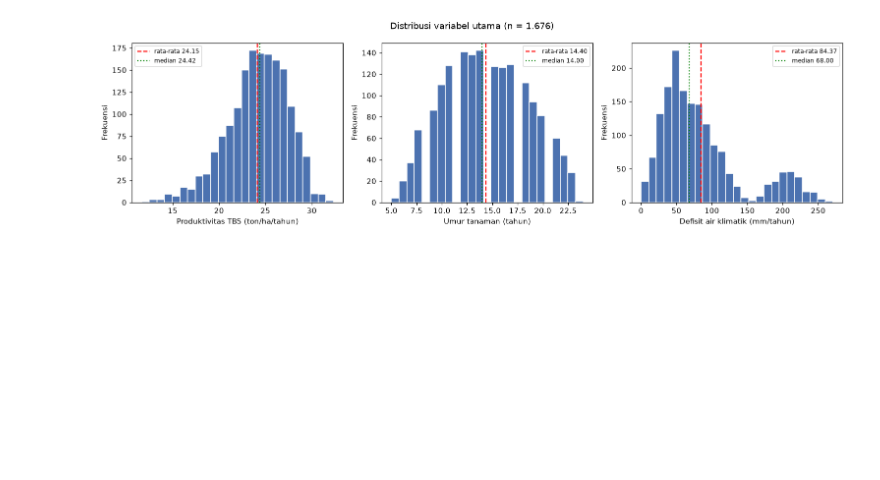
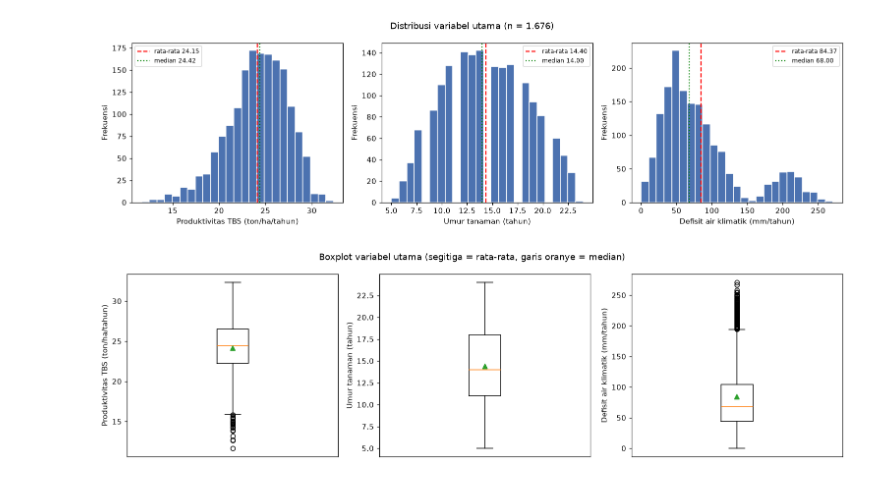
Before and after one commit to NarumBella-TIG/ProbStat-Kelompok3, a Jupyter notebook: analisis_probstat_kelompok3.ipynb, the cells around one changed output. Cells and saved outputs as stored; diff of their text form; code cells hidden in the pictures; blank space fills up the shorter version.

```diff
--- a/analisis_probstat_kelompok3.ipynb
+++ b/analisis_probstat_kelompok3.ipynb
@@ -193,3 +192,14 @@ fig.suptitle("Distribusi variabel utama (n = 1.676)")
 simpan(fig, "gambar1_histogram_variabel_utama.png")
 # %% [output]
 [figure]
+# %%
+# Boxplot ketiga variabel utama: melihat kuartil, median, dan pencilan (outlier)
+fig, ax = plt.subplots(1, 3, figsize=(14, 4))
+for i, k in enumerate(UTAMA):
+    ax[i].boxplot(df[k], showmeans=True)
+    ax[i].set_xticks([])
+    ax[i].set_ylabel(LABEL[k])
+fig.suptitle("Boxplot variabel utama (segitiga = rata-rata, garis oranye = median)")
+simpan(fig, "gambar2_boxplot_variabel_utama.png")
+# %% [output]
+[figure, added]
```
Also changed, not shown: parts of 31 cells of this notebook, 26 other files.
